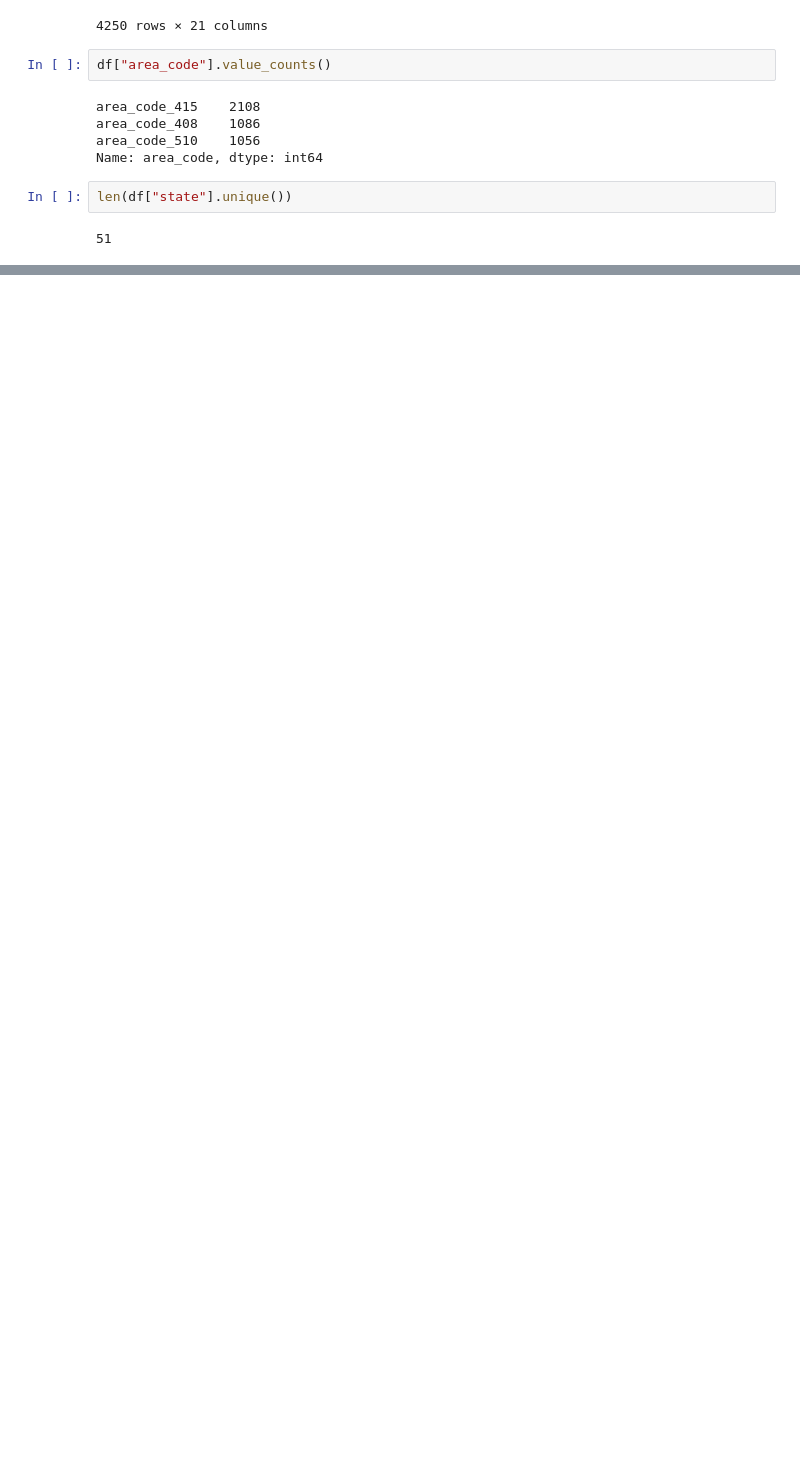
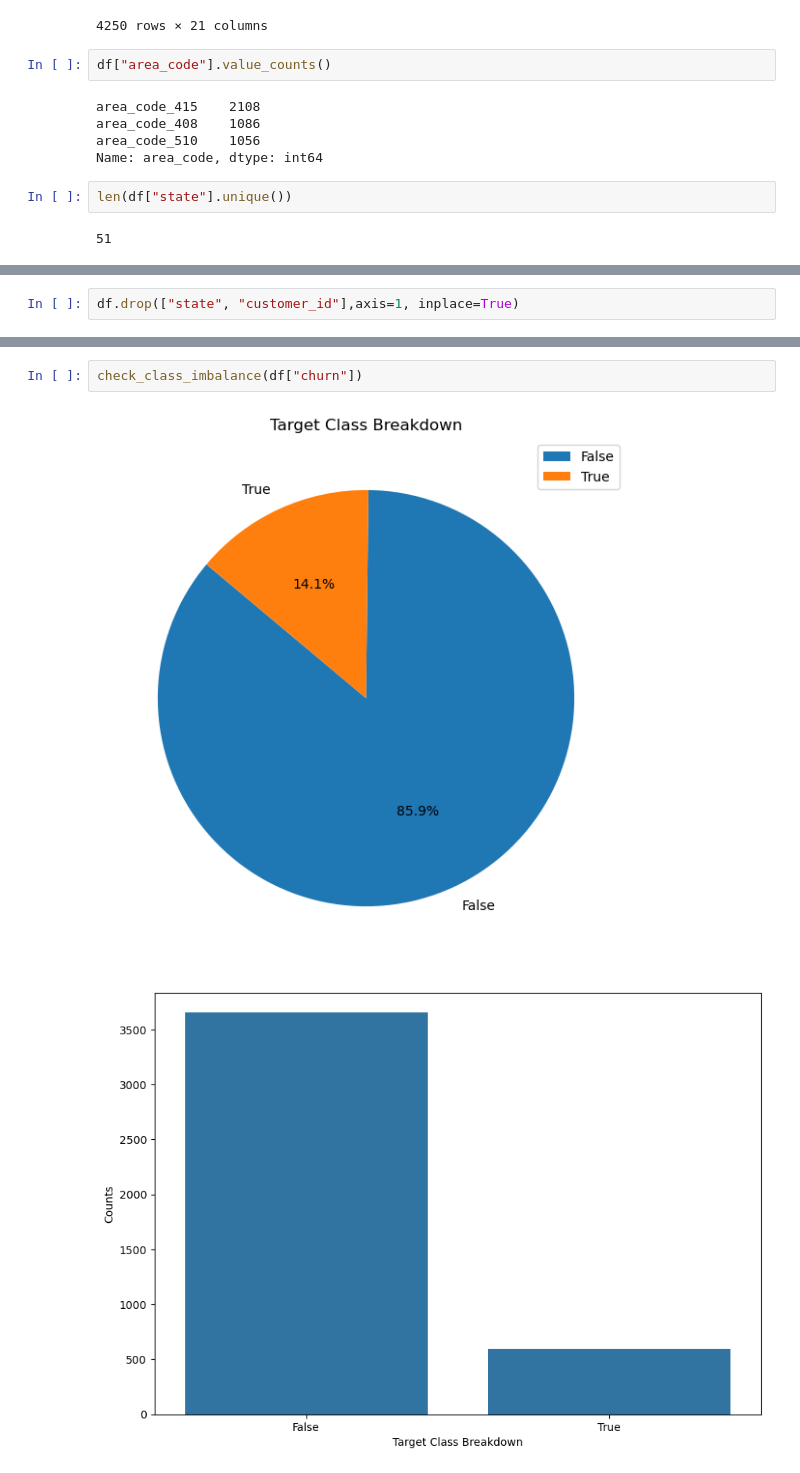
Before and after one commit to MaukanMir/BigQuery-Churn-Analysis, a Jupyter notebook: training.ipynb, the cells around one changed output, grey strips where cells are left out. Cells and saved outputs as stored; diff of their text form; blank space fills up the shorter version.

```diff
--- a/training.ipynb
+++ b/training.ipynb
@@ -79,0 +78,2 @@ df.drop("")
+# %%
+df.drop(["state", "customer_id"],axis=1, inplace=True)
@@ -79,0 +104,5 @@ df.drop("")
+# %%
+check_class_imbalance(df["churn"])
+# %% [output]
+[figure, added]
+[figure, added]
```
Also changed, not shown: parts of 7 cells of this notebook.
